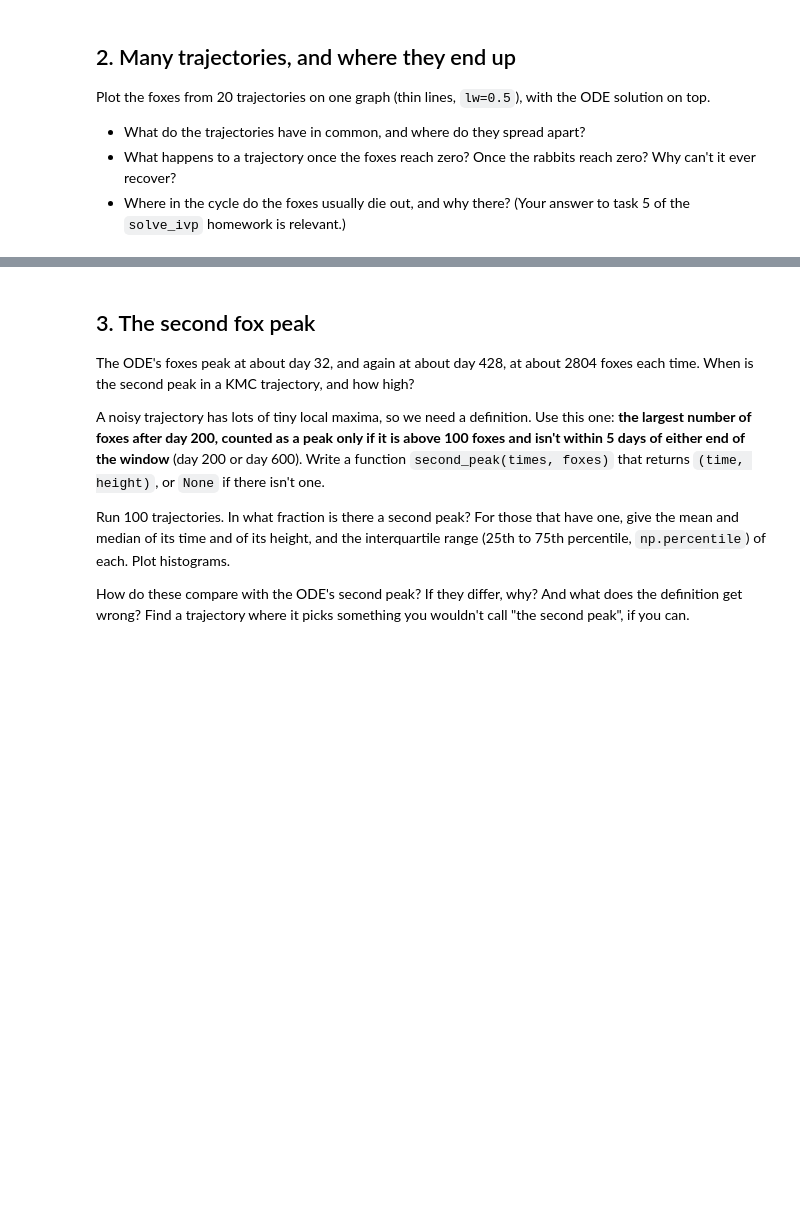
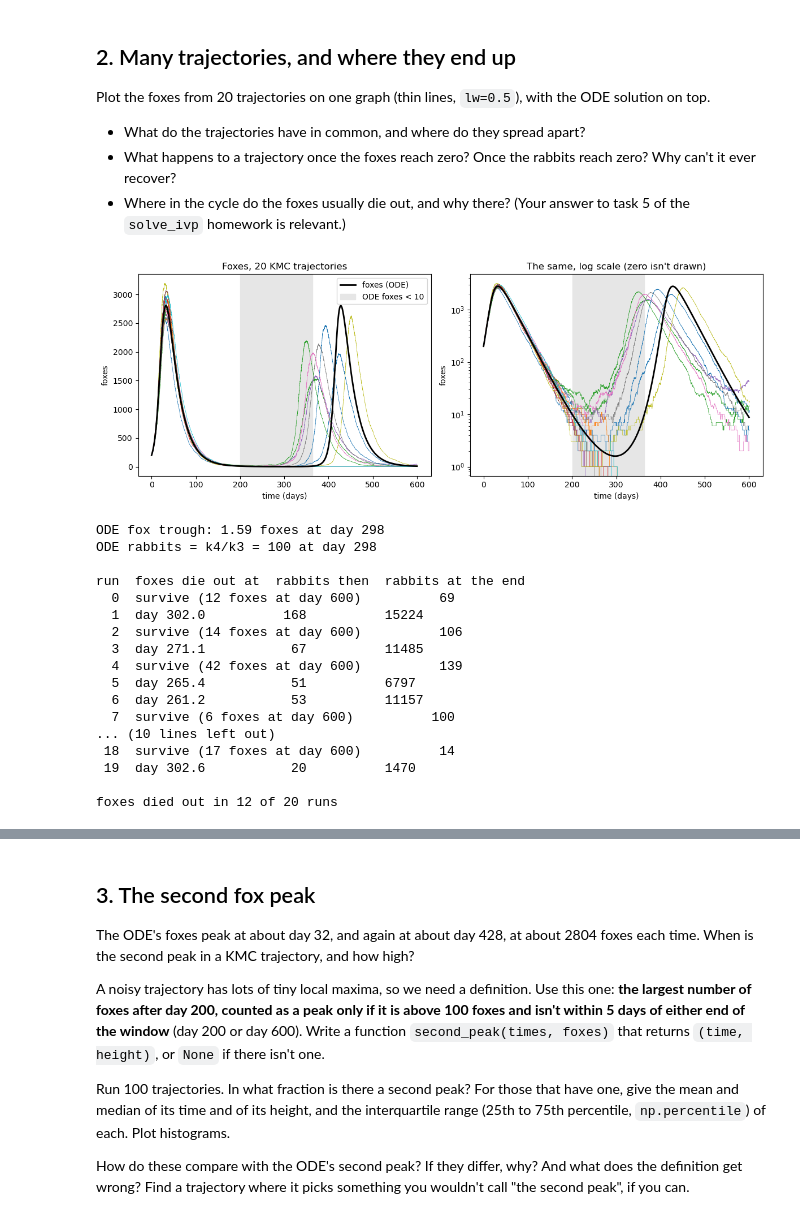
Before and after one commit to MohanBalaji007/kinetic-monte-carlo, a Jupyter notebook: rabbits-and-foxes-kmc.ipynb, the cells around one changed output, grey strips where cells are left out. Drawn from its saved outputs; the diff is of its cells as text; code cells hidden in the pictures; blank space fills up the shorter version.

```diff
--- a/rabbits-and-foxes-kmc.ipynb
+++ b/rabbits-and-foxes-kmc.ipynb
@@ -149,5 +277,59 @@ solution on top.
   zero? Why can't it ever recover?
 - Where in the cycle do the foxes usually die out, and why there? (Your answer to
   task 5 of the `solve_ivp` homework is relevant.)
+# %%
+rng = np.random.default_rng(2026)
+trajectories = [kmc(R0, F0, t_end, rng) for _ in range(20)]
+
+fig, (ax_lin, ax_log) = plt.subplots(1, 2, figsize=(12, 4.5))
+for ax in (ax_lin, ax_log):
+    for times, rabbits, foxes in trajectories:
+        ax.step(times, foxes, where="post", lw=0.5)
+    ax.plot(t_ode, F_ode, "k", lw=2, label="foxes (ODE)")
+    ax.axvspan(*t_ode[(F_ode < 10) & (t_ode < 400)][[0, -1]], color="0.9", zorder=0,
+               label="ODE foxes < 10")
+    ax.set_xlabel("time (days)")
+    ax.set_ylabel("foxes")
+ax_log.set_yscale("log")
+ax_lin.set_title("Foxes, 20 KMC trajectories")
+ax_log.set_title("The same, log scale (zero isn't drawn)")
+ax_lin.legend()
+plt.tight_layout()
+plt.show()
+
+print(f"ODE fox trough: {F_ode[t_ode < 400].min():.2f} foxes "
+      f"at day {t_ode[t_ode < 400][F_ode[t_ode < 400].argmin()]:.0f}")
+print(f"ODE rabbits = k4/k3 = {k4 / k3:.0f} at day "
+      f"{t_ode[(t_ode > 200) & (R_ode > k4 / k3)][0]:.0f}")
+print("\nrun  foxes die out at  rabbits then  rabbits at the end")
+for n, (times, rabbits, foxes) in enumerate(trajectories):
+    if (rabbits == 0).any():
+        raise RuntimeError(f"run {n}: the rabbits died out; handle this case")
+    if foxes[-1] == 0:
+        i = np.argmax(foxes == 0)
+        print(f"{n:3d}  day {times[i]:5.1f}         {rabbits[i]:4d}          {rabbits[-1]}")
+    else:
+        print(f"{n:3d}  survive ({foxes[-1]} foxes at day {t_end})          {rabbits[-1]}")
+n_extinct = sum(foxes[-1] == 0 for _, _, foxes in trajectories)
+print(f"\nfoxes died out in {n_extinct} of {len(trajectories)} runs")
+# %% [output]
+[figure, added]
+ODE fox trough: 1.59 foxes at day 298
+ODE rabbits = k4/k3 = 100 at day 298
+
+run  foxes die out at  rabbits then  rabbits at the end
+  0  survive (12 foxes at day 600)          69
+  1  day 302.0          168          15224
+  2  survive (14 foxes at day 600)          106
+  3  day 271.1           67          11485
+  4  survive (42 foxes at day 600)          139
+  5  day 265.4           51          6797
+  6  day 261.2           53          11157
+  7  survive (6 foxes at day 600)          100
+... (10 lines left out)
+ 18  survive (17 foxes at day 600)          14
+ 19  day 302.6           20          1470
+
+foxes died out in 12 of 20 runs
 # %% [markdown]
 *Answer:*
```
Also changed, not shown: parts of 6 cells of this notebook, 1 other file.
